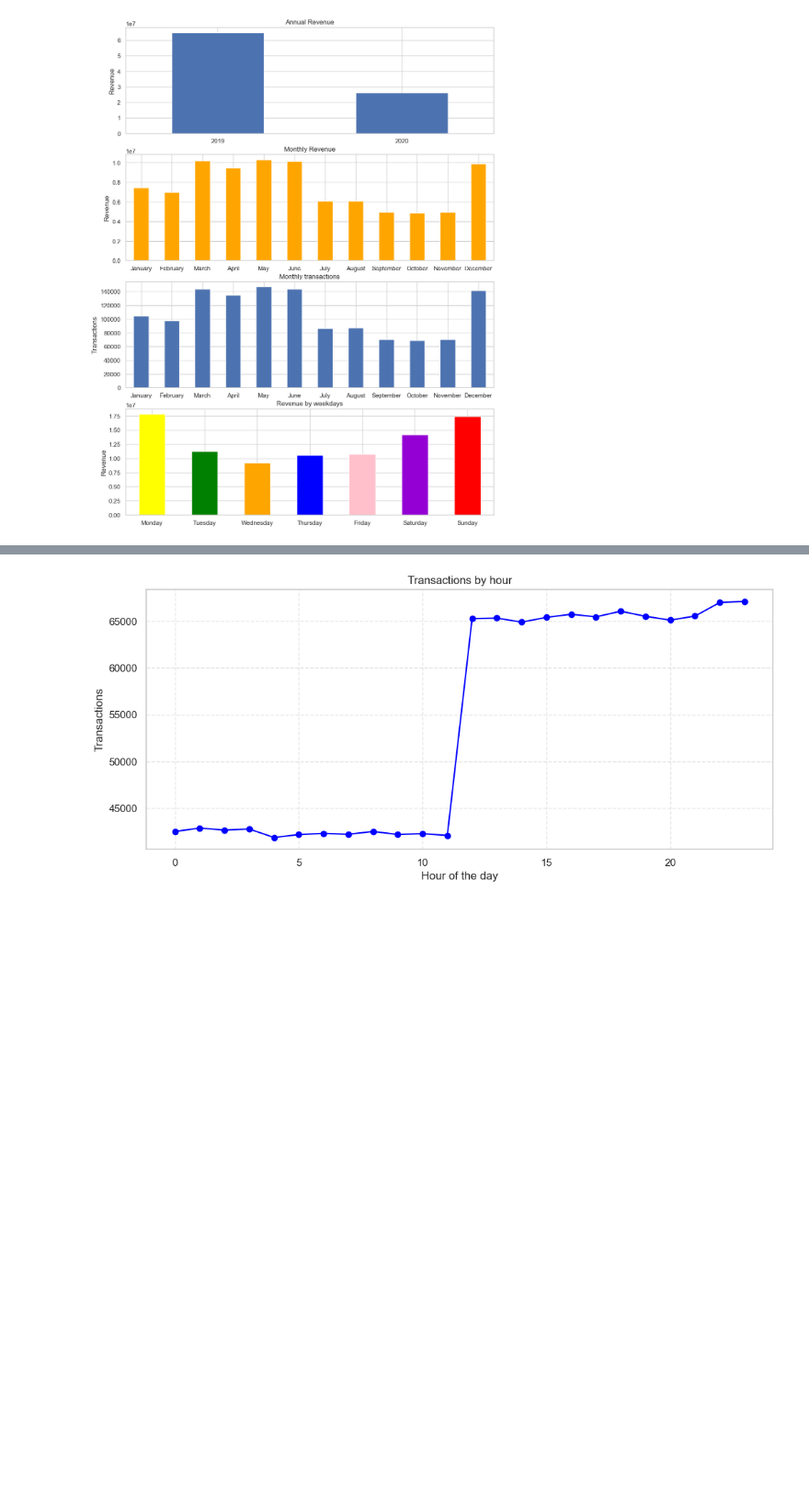
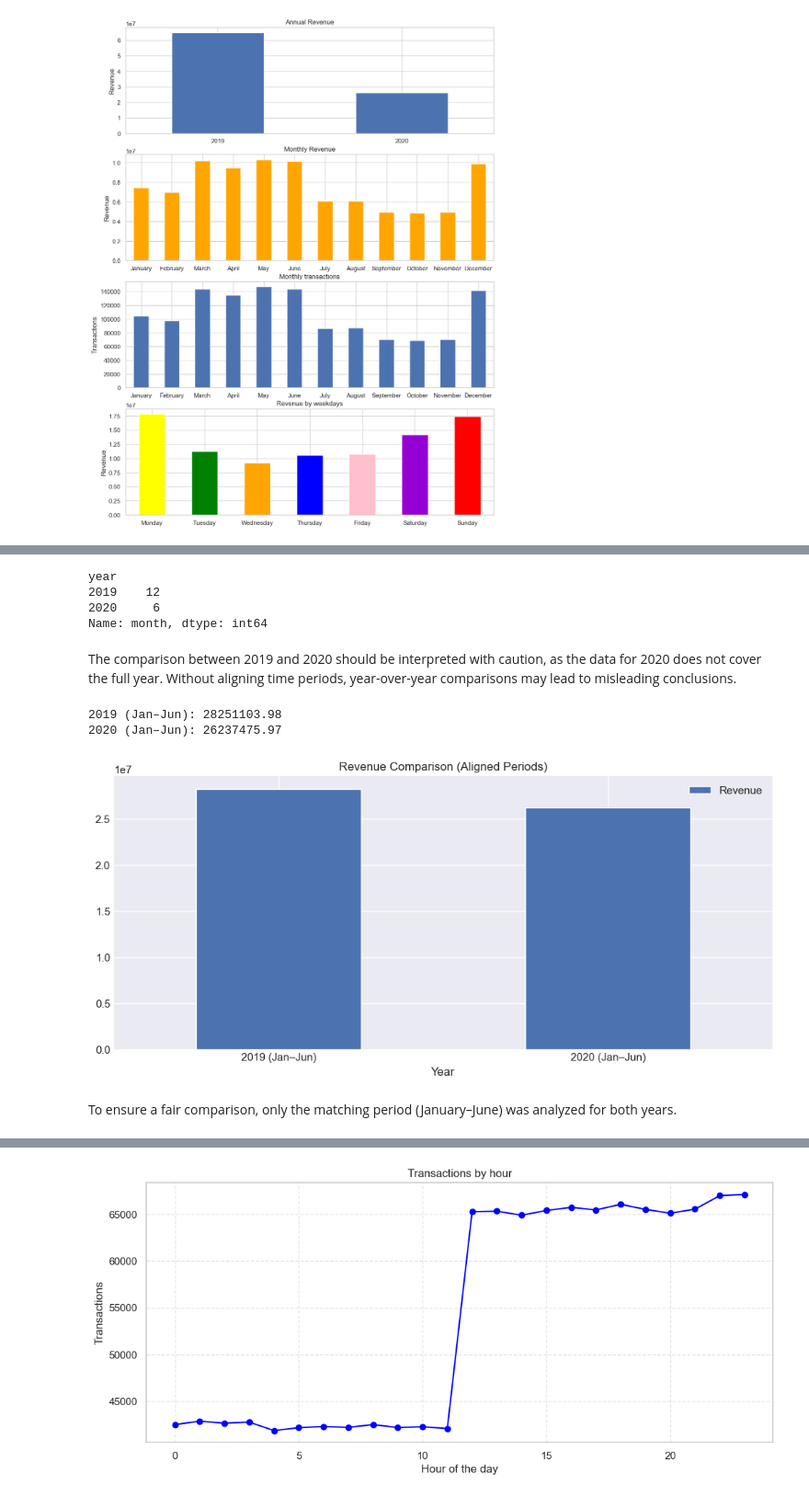
Before and after one commit to AlShiri/card-transactions-analytics, a Jupyter notebook: notebooks/eda_card_transactions.ipynb, the cells around one changed output, grey strips where cells are left out. Shown at 92% size. Saved outputs shown, nothing was run; the diff lists cells and outputs as text; code cells hidden in the pictures; blank space fills up the shorter version.

```diff
--- a/notebooks/eda_card_transactions.ipynb
+++ b/notebooks/eda_card_transactions.ipynb
@@ -263,0 +290,38 @@ plt.show()
+# %%
+# year range
+months_per_year = df.groupby('year')['month'].nunique()
+print(months_per_year)
+# %% [output]
+year
+2019    12
+2020     6
+Name: month, dtype: int64
+# %% [markdown]
+The comparison between 2019 and 2020 should be interpreted with caution, as the data for 2020 does not cover the full year. Without aligning time periods, year-over-year comparisons may lead to misleading conclusions.
+# %%
+df_2019 = df[(df['year'] == 2019) & (df['month'] <= 6)]
+df_2020 = df[df['year'] == 2020]
+
+rev_2019 = df_2019['amt'].sum()
+rev_2020 = df_2020['amt'].sum()
+
+print('2019 (Jan–Jun):', round(rev_2019, 2))
+print('2020 (Jan–Jun):', round(rev_2020, 2))
+
+plt.close('all')
+fig, ax = plt.subplots(figsize=(12,5))
+
+rev_compare = pd.DataFrame({
+    'Year': ['2019 (Jan–Jun)', '2020 (Jan–Jun)'],
+    'Revenue': [rev_2019, rev_2020]
+})
+
+rev_compare.set_index('Year').plot(kind='bar', title='Revenue Comparison (Aligned Periods)',ax=ax)
+ax.tick_params('x',rotation=0)
+plt.show()
+# %% [output]
+2019 (Jan–Jun): 28251103.98
+2020 (Jan–Jun): 26237475.97
+[figure, added]
+# %% [markdown]
+To ensure a fair comparison, only the matching period (January–June) was analyzed for both years.
```
Also changed, not shown: parts of 8 cells of this notebook.
